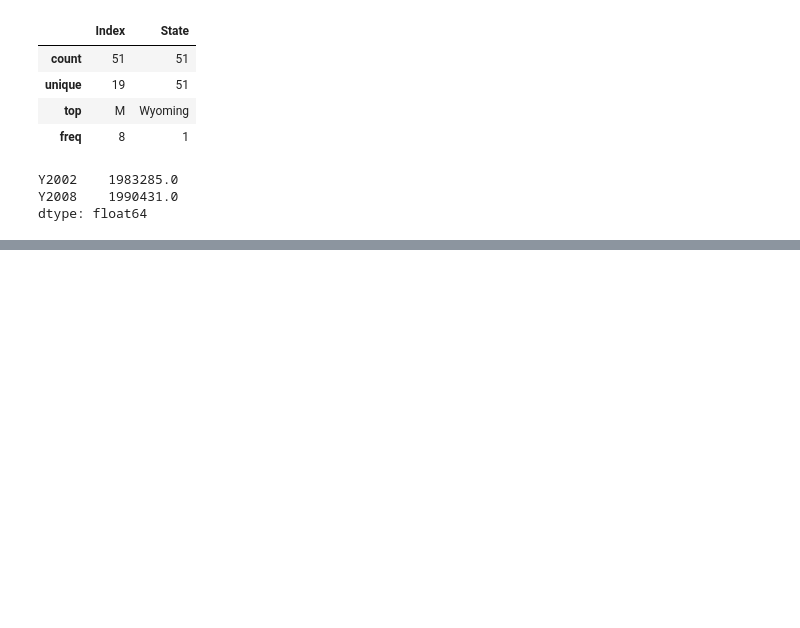
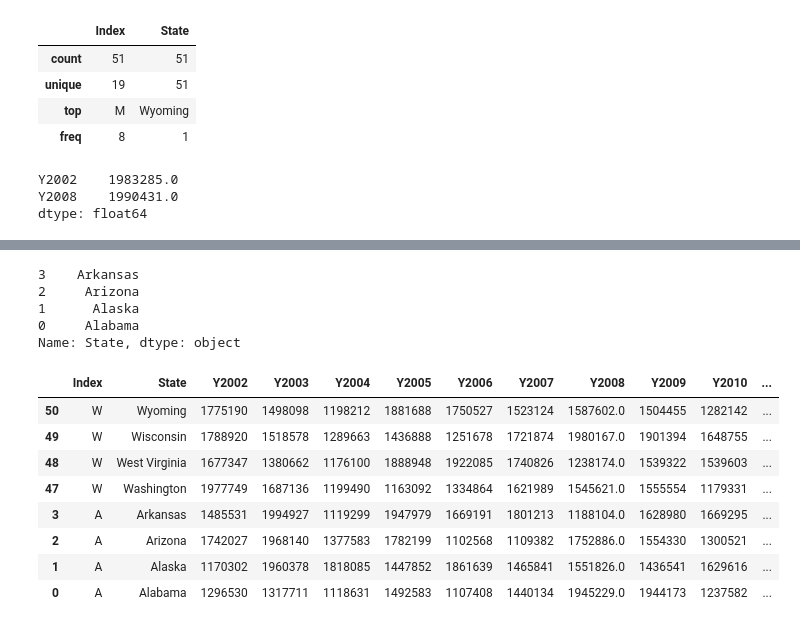
Before and after one commit to Shr3y4sm/Pandas, a Jupyter notebook: pandas_beginner.ipynb, the cells around one changed output, grey strips where cells are left out. Saved outputs shown, nothing was run; the diff lists cells and outputs as text; code cells hidden in the pictures; blank space fills up the shorter version.

```diff
--- a/pandas_beginner.ipynb
+++ b/pandas_beginner.ipynb
@@ -337,0 +357,22 @@ dtype: float64
+# %%
+mydata.loc[mydata.Index == "A","State"] #filtering rows where Index = 'A' & selecting State column
+# %% [output]
+3    Arkansas
+2     Arizona
+1      Alaska
+0     Alabama
+Name: State, dtype: object
+# %%
+mydata.loc[(mydata.Index == "A") | (mydata.Index == "W"),:] #filtering rows where Index = 'A' or 'W'
+#Alternatively.
+mydata.loc[mydata.Index.isin(["A","W"]),:]
+# %% [output]
+|  | Index | State | Y2002 | Y2003 | Y2004 | Y2005 | Y2006 | Y2007 | Y2008 | Y2009 | Y2010 | ... |
+| 50 | W | Wyoming | 1775190 | 1498098 | 1198212 | 1881688 | 1750527 | 1523124 | 1587602.0 | 1504455 | 1282142 | ... |
+| 49 | W | Wisconsin | 1788920 | 1518578 | 1289663 | 1436888 | 1251678 | 1721874 | 1980167.0 | 1901394 | 1648755 | ... |
+| 48 | W | West Virginia | 1677347 | 1380662 | 1176100 | 1888948 | 1922085 | 1740826 | 1238174.0 | 1539322 | 1539603 | ... |
+| 47 | W | Washington | 1977749 | 1687136 | 1199490 | 1163092 | 1334864 | 1621989 | 1545621.0 | 1555554 | 1179331 | ... |
+| 3 | A | Arkansas | 1485531 | 1994927 | 1119299 | 1947979 | 1669191 | 1801213 | 1188104.0 | 1628980 | 1669295 | ... |
+| 2 | A | Arizona | 1742027 | 1968140 | 1377583 | 1782199 | 1102568 | 1109382 | 1752886.0 | 1554330 | 1300521 | ... |
+| 1 | A | Alaska | 1170302 | 1960378 | 1818085 | 1447852 | 1861639 | 1465841 | 1551826.0 | 1436541 | 1629616 | ... |
+| 0 | A | Alabama | 1296530 | 1317711 | 1118631 | 1492583 | 1107408 | 1440134 | 1945229.0 | 1944173 | 1237582 | ... |
```
Also changed, not shown: parts of 7 cells of this notebook, 1 other file.
